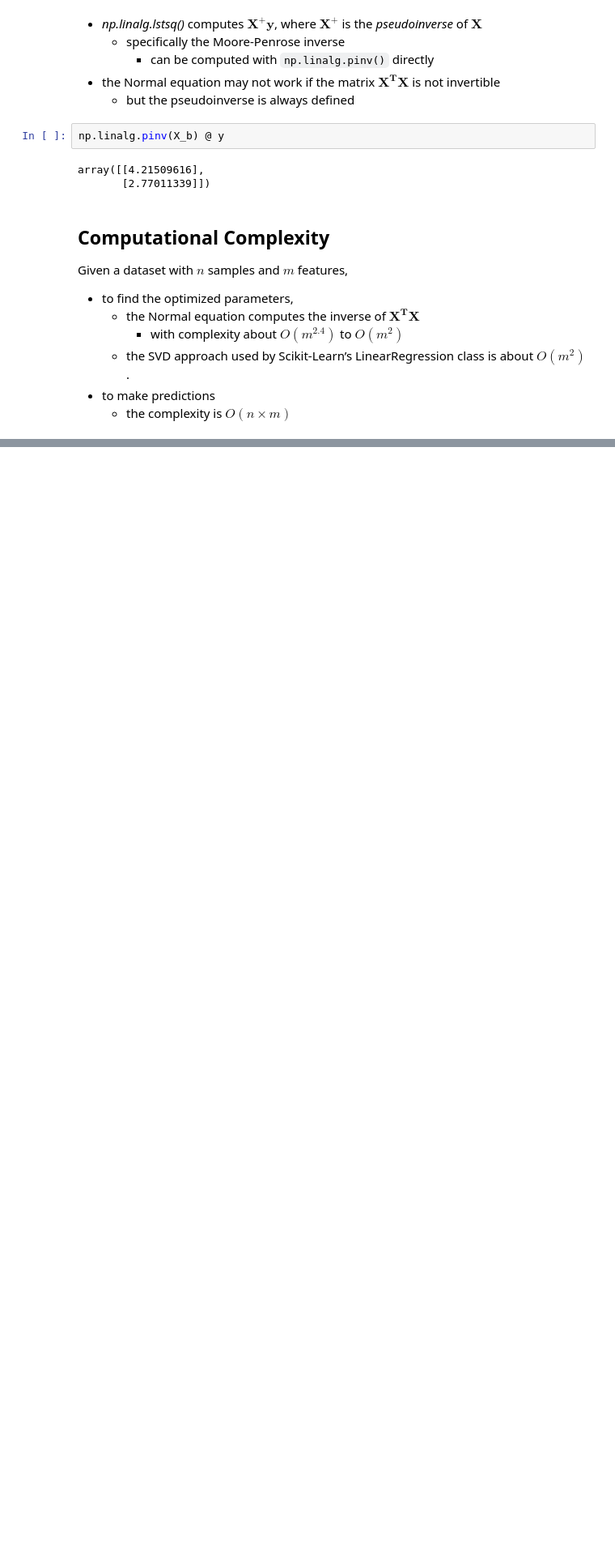
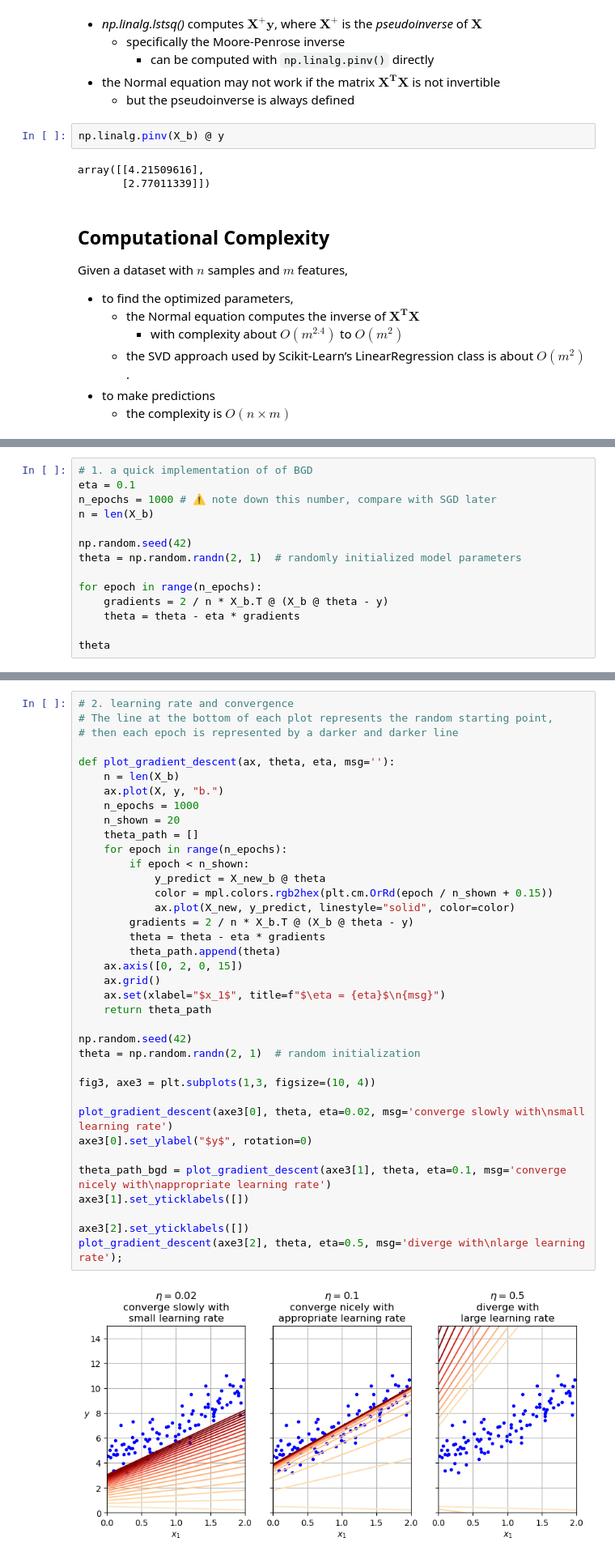
Before and after one commit to ufidon/ml, a Jupyter notebook: mod2/reg.ipynb, the cells around one changed output, grey strips where cells are left out. Shown at 81% size. Cells and saved outputs as stored; diff of their text form; blank space fills up the shorter version.

```diff
--- a/mod2/reg.ipynb
+++ b/mod2/reg.ipynb
@@ -211,0 +245,14 @@ $${\displaystyle F(\mathbf {x} _{0})\geq F(\mathbf {x} _{1})\geq F(\mathbf {x} _
+# %%
+# 1. a quick implementation of of BGD
+eta = 0.1
+n_epochs = 1000 # ⚠️ note down this number, compare with SGD later
+n = len(X_b)
+
+np.random.seed(42)
+theta = np.random.randn(2, 1)  # randomly initialized model parameters
+
+for epoch in range(n_epochs):
+    gradients = 2 / n * X_b.T @ (X_b @ theta - y)
+    theta = theta - eta * gradients
+
+theta
@@ -211,0 +262,39 @@ $${\displaystyle F(\mathbf {x} _{0})\geq F(\mathbf {x} _{1})\geq F(\mathbf {x} _
+# %%
+# 2. learning rate and convergence
+# The line at the bottom of each plot represents the random starting point,
+# then each epoch is represented by a darker and darker line
+
+def plot_gradient_descent(ax, theta, eta, msg=''):
+    n = len(X_b)
+    ax.plot(X, y, "b.")
+    n_epochs = 1000
+    n_shown = 20
+    theta_path = []
+    for epoch in range(n_epochs):
+        if epoch < n_shown:
+            y_predict = X_new_b @ theta
+            color = mpl.colors.rgb2hex(plt.cm.OrRd(epoch / n_shown + 0.15))
+            ax.plot(X_new, y_predict, linestyle="solid", color=color)
+        gradients = 2 / n * X_b.T @ (X_b @ theta - y)
+        theta = theta - eta * gradients
+        theta_path.append(theta)
+    ax.axis([0, 2, 0, 15])
+    ax.grid()
+    ax.set(xlabel="$x_1$", title=f"$\eta = {eta}$\n{msg}")
+    return theta_path
+
+np.random.seed(42)
+theta = np.random.randn(2, 1)  # random initialization
+
+fig3, axe3 = plt.subplots(1,3, figsize=(10, 4))
+
+plot_gradient_descent(axe3[0], theta, eta=0.02, msg='converge slowly with\nsmall learning rate')
+axe3[0].set_ylabel("$y$", rotation=0)
+
+theta_path_bgd = plot_gradient_descent(axe3[1], theta, eta=0.1, msg='converge nicely with\nappropriate learning rate')
+axe3[1].set_yticklabels([])
+
+axe3[2].set_yticklabels([])
+plot_gradient_descent(axe3[2], theta, eta=0.5, msg='diverge with\nlarge learning rate');
+# %% [output]
+[figure, added]
```
Also changed, not shown: parts of 14 cells of this notebook, 2 other files.
